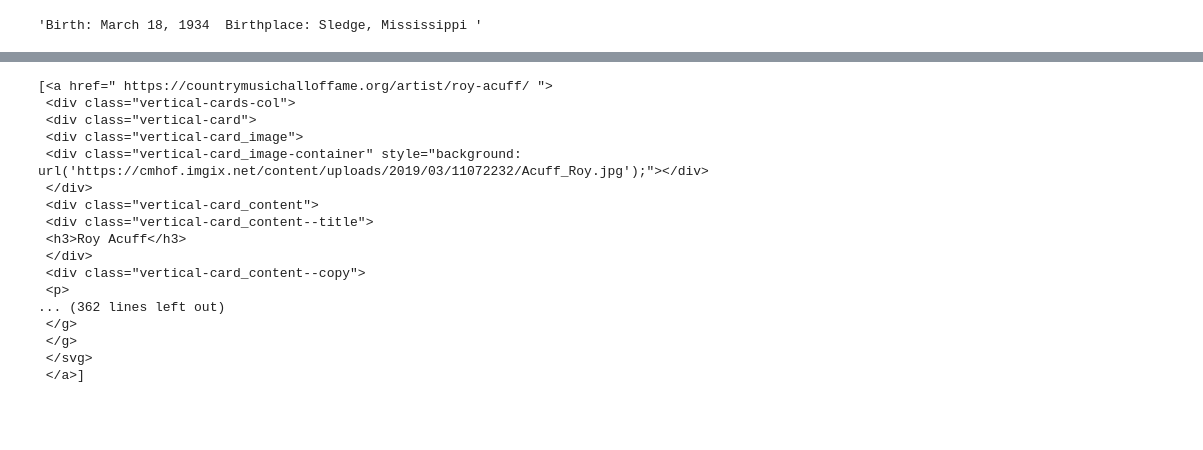
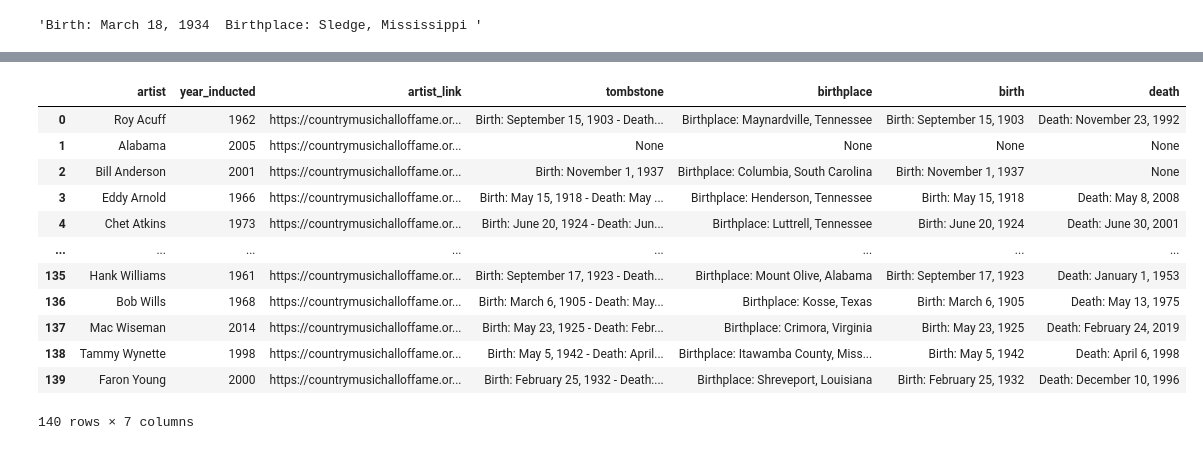
Before and after one commit to jrioross/country_music_hof_web_scraping_python, a Jupyter notebook: cmhf_web_scrape.ipynb, the cells around one changed output, grey strips where cells are left out. Drawn from its saved outputs; the diff is of its cells as text; code cells hidden in the pictures; blank space fills up the shorter version.

```diff
--- a/cmhf_web_scrape.ipynb
+++ b/cmhf_web_scrape.ipynb
@@ -126,8 +127,8 @@ print(web_address)
 ['1962', '2005', '2001', '1966', '1973', '1969', '2005', '2013', '1999', '2011', '2006', '2019', '1974', '1987', '2012', '2019', '2015', '2015', '1991', '2005', '2002', '1970', '1980', '2009', '2013', ...
 ['https://countrymusichalloffame.org/artist/roy-acuff/', 'https://countrymusichalloffame.org/artist/alabama/', 'https://countrymusichalloffame.org/artist/bill-anderson/', 'https://countrymusichalloffa ...
 # %%
-cmhf_tuples = list(zip(artists, inducted))
-cmhf_df = pd.DataFrame(cmhf_tuples, columns = ["artist", "year_inducted"])
+cmhf_tuples = list(zip(artists, inducted, web_address))
+cmhf_df = pd.DataFrame(cmhf_tuples, columns = ["artist", "year_inducted", "artist_link"])
 print(cmhf_df)
 cmhf_df['year_inducted'] = cmhf_df['year_inducted'].astype('int')
 # %% [output]
@@ -187,12 +195,21 @@ deets[5].get_text()
 # %% [output]
 'Birth: March 18, 1934  Birthplace: Sledge, Mississippi '
 # %%
-#Access individual artist page information
+#Access individual artist page information, improved method.
 
 w_url = 'https://countrymusichalloffame.org/artist/frances-preston/'
 response = requests.get(w_url)
-soup = BeautifulSoup(response.content, 'html.parser')
-soup.find_all("Birth")
-#deets = page_html.find_all('p', string = "Birth")
-#deets[5].get_text()
+soup = BeautifulSoup(response.content, 'lxml')
+p = soup.find(string=re.compile("Birthplace"))
+
+# for i in p:
+#     if("Birth" in i.string):
+#         print(i)
+print(p)
+# string_list = []
+# for i in p:
+#     new_string = i.get_text()
+#     string_list.append(new_string)
+
+# print(string_list)
 # %% [output]
@@ -200,13 +217,16 @@ soup.find_all("Birth")
 # %%
 artist_page = 'https://countrymusichalloffame.org/artist/{artist_name}/'
 artist_tombstones = []
+artist_birthplaces = []
 for artist in url_names2:
     w_url = artist_page.format(artist_name = artist)
     response = requests.get(w_url)
-    page_html = BeautifulSoup(response.content, 'lxml')
-    deets = page_html.find_all('p')
-    tombstone = deets[5].get_text()
+    soup = BeautifulSoup(response.content, 'lxml')
+    tombstone = soup.find(string=re.compile("Birth|Death"))
     artist_tombstones.append(tombstone)
+    bp = soup.find(string=re.compile("Birthplace"))
+    artist_birthplaces.append(bp)
 
 print(artist_tombstones)
+print(artist_birthplaces)
 # %% [output]
@@ -249,28 +266,17 @@ pop n lock
-# %%
-start_url = 'https://countrymusichalloffame.org/hall-of-fame/members/'
-response = requests.get(start_url)
-
-soup = BeautifulSoup(response.content, 'lxml')
-
-soup.select("a[href*=artist]")
-
-#.find_all('a', href = True)
-#cards[0].find_all('a', href = True)
-# %% [output]
-[<a href=" https://countrymusichalloffame.org/artist/roy-acuff/ ">
- <div class="vertical-cards-col">
- <div class="vertical-card">
- <div class="vertical-card_image">
- <div class="vertical-card_image-container" style="background: url('https://cmhof.imgix.net/content/uploads/2019/03/11072232/Acuff_Roy.jpg');"></div>
- </div>
- <div class="vertical-card_content">
- <div class="vertical-card_content--title">
- <h3>Roy Acuff</h3>
- </div>
- <div class="vertical-card_content--copy">
- <p>
-... (362 lines left out)
- </g>
- </g>
- </svg>
- </a>]
+# %%
+cmhf_df[['birth', 'death']] = cmhf_df['tombstone'].str.split(' - ', expand = True)
+cmhf_df
+# %% [output]
+|  | artist | year_inducted | artist_link | tombstone | birthplace | birth | death |
+| 0 | Roy Acuff | 1962 | https://countrymusichalloffame.or... | Birth: September 15, 1903 - Death... | Birthplace: Maynardville, Tennessee | Birth: September 15, 1903 | Death: November 23, 1992 |
+| 1 | Alabama | 2005 | https://countrymusichalloffame.or... | None | None | None | None |
+| 2 | Bill Anderson | 2001 | https://countrymusichalloffame.or... | Birth: November 1, 1937 | Birthplace: Columbia, South Carolina | Birth: November 1, 1937 | None |
+| 3 | Eddy Arnold | 1966 | https://countrymusichalloffame.or... | Birth: May 15, 1918 - Death: May ... | Birthplace: Henderson, Tennessee | Birth: May 15, 1918 | Death: May 8, 2008 |
+| 4 | Chet Atkins | 1973 | https://countrymusichalloffame.or... | Birth: June 20, 1924 - Death: Jun... | Birthplace: Luttrell, Tennessee | Birth: June 20, 1924 | Death: June 30, 2001 |
+| ... | ... | ... | ... | ... | ... | ... | ... |
+| 135 | Hank Williams | 1961 | https://countrymusichalloffame.or... | Birth: September 17, 1923 - Death... | Birthplace: Mount Olive, Alabama | Birth: September 17, 1923 | Death: January 1, 1953 |
+| 136 | Bob Wills | 1968 | https://countrymusichalloffame.or... | Birth: March 6, 1905 - Death: May... | Birthplace: Kosse, Texas | Birth: March 6, 1905 | Death: May 13, 1975 |
+| 137 | Mac Wiseman | 2014 | https://countrymusichalloffame.or... | Birth: May 23, 1925 - Death: Febr... | Birthplace: Crimora, Virginia | Birth: May 23, 1925 | Death: February 24, 2019 |
+| 138 | Tammy Wynette | 1998 | https://countrymusichalloffame.or... | Birth: May 5, 1942 - Death: April... | Birthplace: Itawamba County, Miss... | Birth: May 5, 1942 | Death: April 6, 1998 |
+| 139 | Faron Young | 2000 | https://countrymusichalloffame.or... | Birth: February 25, 1932 - Death:... | Birthplace: Shreveport, Louisiana | Birth: February 25, 1932 | Death: December 10, 1996 |
+140 rows × 7 columns
```
Also changed, not shown: parts of 17 cells of this notebook.
